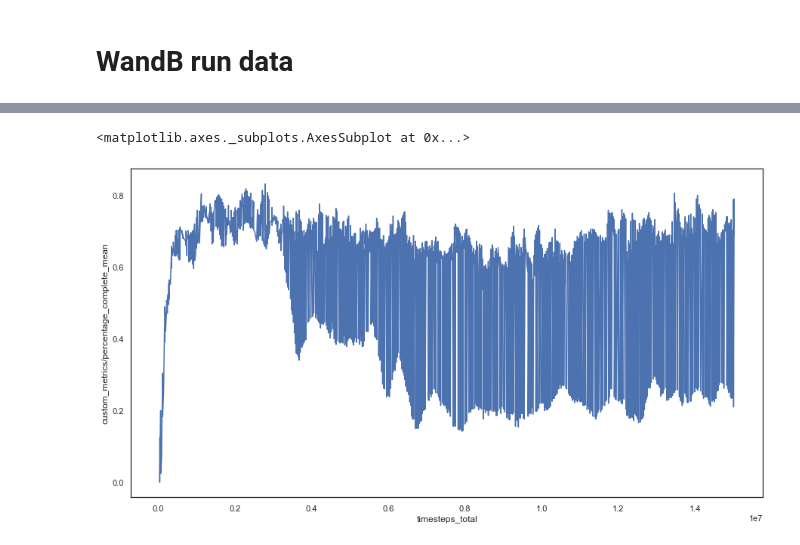
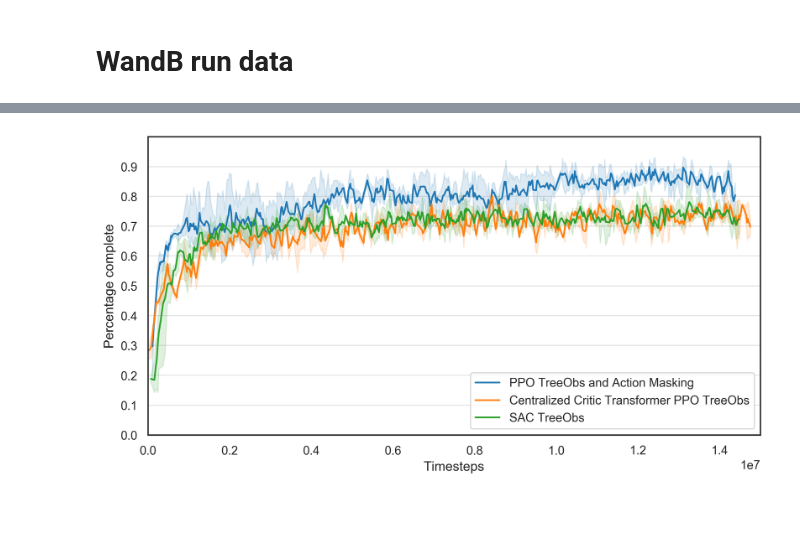
Before and after one commit to wullli/flatlander, a Jupyter notebook: notebooks/plot_baselines.ipynb, the cells around one changed output, grey strips where cells are left out. Cells and saved outputs as stored; diff of their text form; code cells hidden in the pictures; blank space fills up the shorter version.

Commit message:
Add notebook to plot baselines

```diff
--- a/notebooks/plot_baselines.ipynb
+++ b/notebooks/plot_baselines.ipynb
@@ -17,2 +25,4 @@ runs = [run_prefix + rid for rid in run_ids]
+# %%
+grouped_runs = {gn: [run_prefix + rid for rid in ids] for gn, ids in run_map.items()}
 # %%
 api = wandb.Api()
@@ -32,2 +38,0 @@ for i, run in enumerate(runs):
-# %%
-df = pd.concat(dfs)
@@ -49,5 +39,42 @@ Name: step, Length: 1496, dtype: int64
-# %%
-sns.lineplot(data=df, x="timesteps_total", y="custom_metrics/percentage_complete_mean", estimator=np.median)
-# %% [output]
-<matplotlib.axes._subplots.AxesSubplot at 0x...>
-[figure, removed]
+# %%
+def plot_with_error_band(x_key: str, y_key: str,
+                         dfs: list,
+                         color='#CC4F1B',
+                         label=None):
+    lengths = [len(df.values) for df in dfs]
+    min_len = min(lengths)
+    xs = np.stack([df[x_key].values[:min_len] for df in dfs])
+    ys = np.stack([df[y_key].values[:min_len] for df in dfs])
+
+    min_y = np.min(ys, axis=0)
+    max_y = np.max(ys, axis=0)
+    mean_y = np.mean(ys, axis=0)
+    mean_x = np.mean(xs, axis=0)
+
+    plt.plot(mean_x, mean_y, 'k', color=color, label=label)
+    plt.fill_between(mean_x, min_y, max_y,
+        alpha=0.15, edgecolor=color, facecolor=color)
+# %%
+x_key = "timesteps_total"
+y_key = "custom_metrics/percentage_complete_mean"
+
+color_idx = 0
+figure(num=None, figsize=(10, 5), dpi=300, facecolor='w', edgecolor='k')
+
+plt.xlim((0, 1.5e7))
+plt.ylim((0, 1))
+
+for gn, dfs in grouped_dfs.items():
+    color = list(mcolors.TABLEAU_COLORS.values())[color_idx]
+    plot_with_error_band(x_key, y_key, dfs, color, label=gn)
+    color_idx += 1
+
+plt.yticks(ticks=np.arange(0, 1, 0.1))
+plt.grid(axis='y', alpha=0.5)
+plt.legend(loc="lower right")
+plt.ylabel("Percentage complete")
+plt.xlabel("Timesteps")
+plt.title("")
+plt.show()
+# %% [output]
+[figure, added]
```
Also changed, not shown: parts of 10 cells of this notebook.
